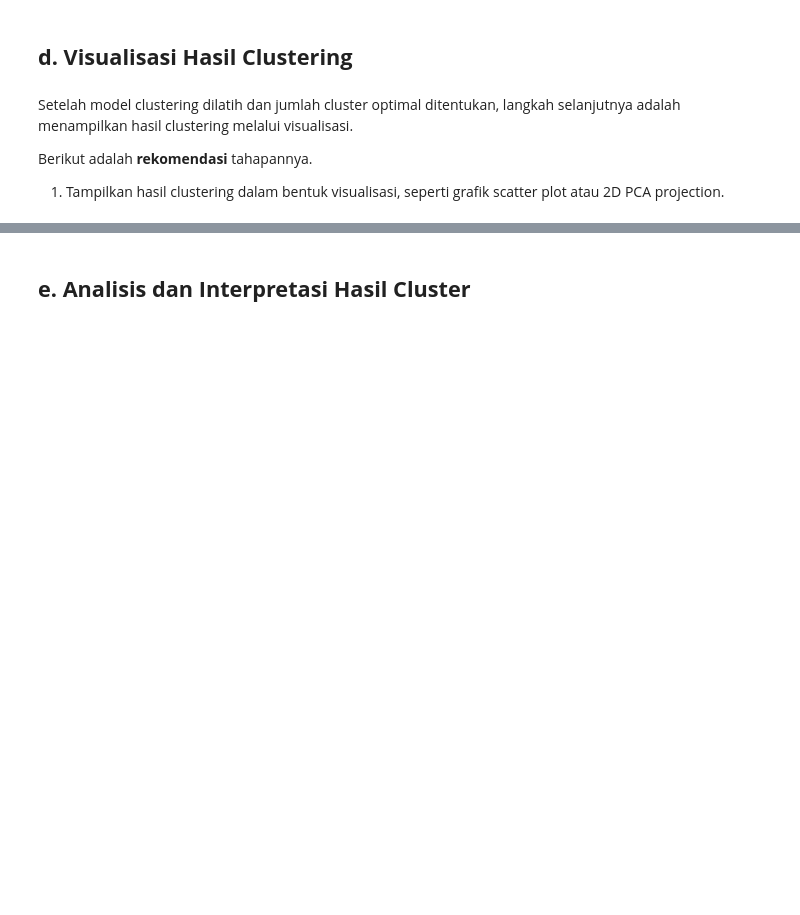
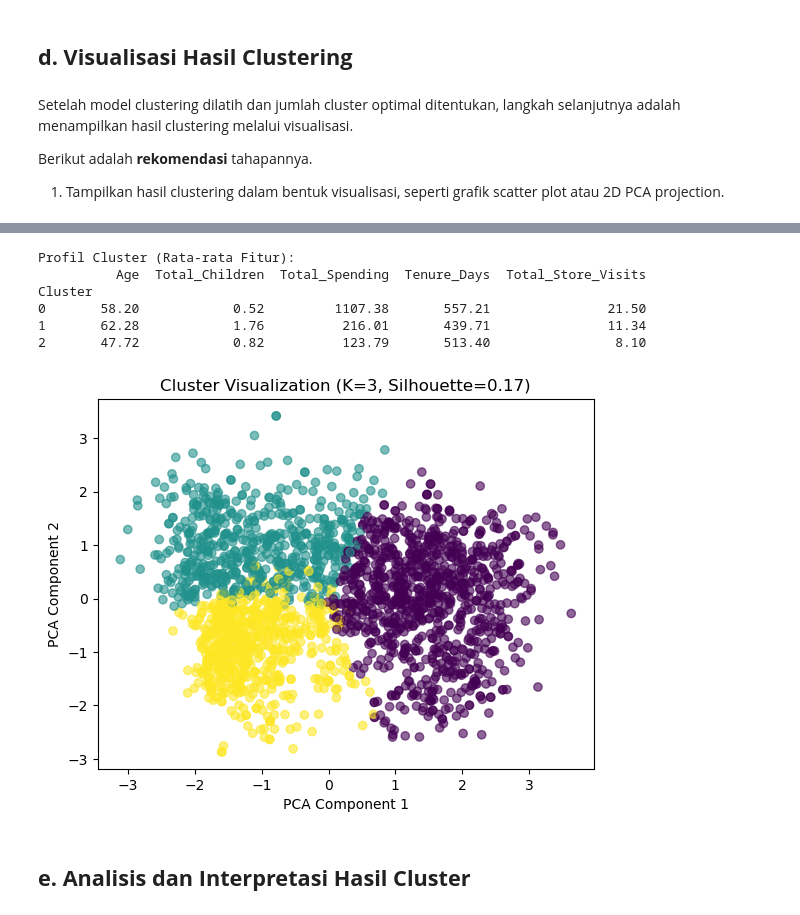
Before and after one commit to RifqiAnshariR/Dicoding-Submissions, a Jupyter notebook: Belajar Dasar Machine Learning/[Clustering]_Submission_Akhir_BMLP_Rifqi Anshari Rasyid.ipynb, the cells around one changed output, grey strips where cells are left out. Drawn from its saved outputs; the diff is of its cells as text; code cells hidden in the pictures; blank space fills up the shorter version.

```diff
--- a/Belajar Dasar Machine Learning/[Clustering]_Submission_Akhir_BMLP_Rifqi Anshari Rasyid.ipynb
+++ b/Belajar Dasar Machine Learning/[Clustering]_Submission_Akhir_BMLP_Rifqi Anshari Rasyid.ipynb
@@ -501,0 +417,13 @@ df['Cluster'] = kmeans.labels_  # Ambil label dari model
+# %%
+# Buat salinan eksplisit untuk menghindari SettingWithCopyWarning
+df_subset = df[num_features + cat_features].copy()
+
+# Preprocessing Pipeline
+preprocessor = ColumnTransformer(
+    transformers=[
+        ('num', StandardScaler(), num_features),  # Scaling untuk numerik
+        ('cat', OneHotEncoder(drop='first', sparse_output=False), cat_features)  # One-Hot Encoding untuk kategorikal
+    ])
+
+# Transformasi data
+processed_data = preprocessor.fit_transform(df_subset)
@@ -515,0 +458,9 @@ print(f"Silhouette Score: {score:.2f}")
+# %%
+# Pilih K Optimal (contoh: K=4)
+k_optimal = 3
+kmeans = KMeans(n_clusters=k_optimal, random_state=42, n_init=10)
+clusters = kmeans.fit_predict(processed_data)
+
+# Hitung Silhouette Score untuk K Optimal
+silhouette_avg = silhouette_score(processed_data, clusters)
+print(f"\nSilhouette Score untuk K={k_optimal}: {silhouette_avg:.3f}")
@@ -515,0 +478,4 @@ print(f"Silhouette Score: {score:.2f}")
+# %%
+# Tambahkan label cluster ke DataFrame asli
+df_subset = df_subset.reset_index(drop=True)  # Pastikan indeks cocok
+df_subset['Cluster'] = clusters
@@ -547,3 +526,25 @@ plt.show()
+# %%
+# Analisis Cluster
+print("\nProfil Cluster (Rata-rata Fitur):")
+print(df_subset.groupby('Cluster').mean(numeric_only=True))
+
+# Visualisasi PCA
+pca = PCA(n_components=2)
+pca_result = pca.fit_transform(processed_data)
+
+plt.scatter(pca_result[:, 0], pca_result[:, 1], c=clusters, cmap='viridis', alpha=0.6)
+plt.title(f'Cluster Visualization (K={k_optimal}, Silhouette={silhouette_avg:.2f})')
+plt.xlabel('PCA Component 1')
+plt.ylabel('PCA Component 2')
+plt.show()
+# %% [output]
+Profil Cluster (Rata-rata Fitur):
+          Age  Total_Children  Total_Spending  Tenure_Days  Total_Store_Visits
+Cluster
+0       58.20            0.52         1107.38       557.21               21.50
+1       62.28            1.76          216.01       439.71               11.34
+2       47.72            0.82          123.79       513.40                8.10
+[figure, added]
 # %% [markdown]
 ## **e. Analisis dan Interpretasi Hasil Cluster**
 # %% [markdown]
```
Also changed, not shown: parts of 28 cells of this notebook, 2 other files.
